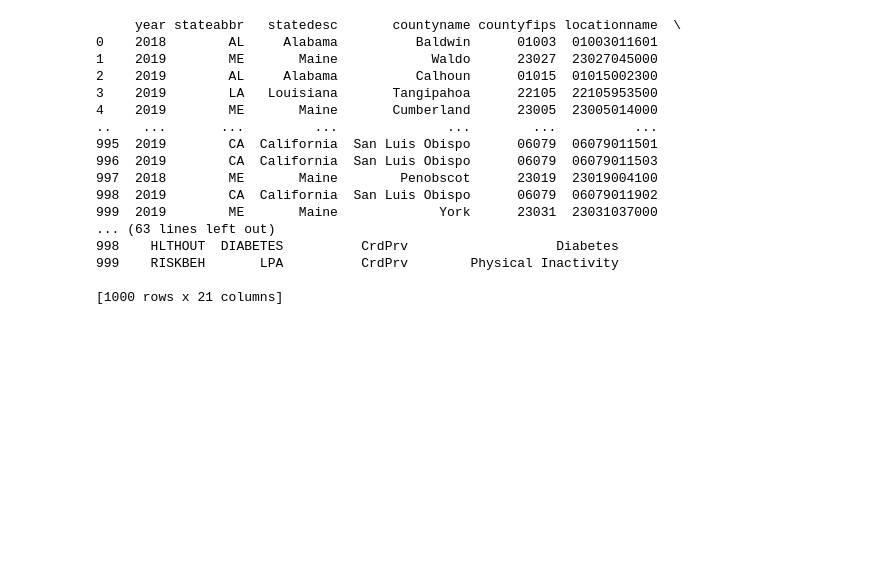
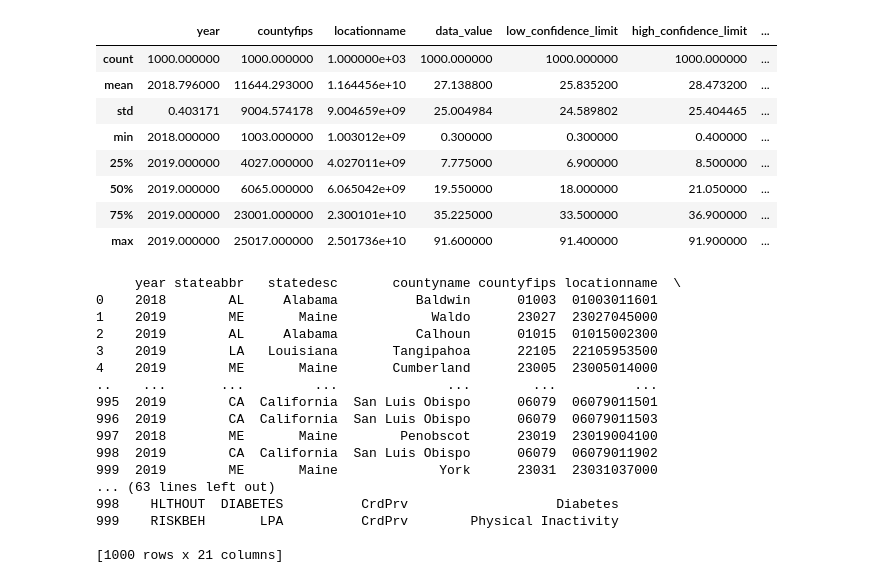
Before and after one commit to najdawi11/American-Health-and-Wellness-Dashboard, a Jupyter notebook: Application/overviewData.ipynb, the cells around one changed output. Cells and saved outputs as stored; diff of their text form; code cells hidden in the pictures; blank space fills up the shorter version.

```diff
--- a/Application/data.ipynb
+++ b/Application/overviewData.ipynb
@@ -22,0 +19,2 @@ print(data.find_one())
+# %%
+d1 = pd.read_json('../Databases/2018-19.json')
@@ -23,3 +50,15 @@ print(data.find_one())
+# %%
+d1.describe()
+# %% [output]
+|  | year | countyfips | locationname | data_value | low_confidence_limit | high_confidence_limit | ... |
+| count | 1000.000000 | 1000.000000 | 1.000000e+03 | 1000.000000 | 1000.000000 | 1000.000000 | ... |
+| mean | 2018.796000 | 11644.293000 | 1.164456e+10 | 27.138800 | 25.835200 | 28.473200 | ... |
+| std | 0.403171 | 9004.574178 | 9.004659e+09 | 25.004984 | 24.589802 | 25.404465 | ... |
+| min | 2018.000000 | 1003.000000 | 1.003012e+09 | 0.300000 | 0.300000 | 0.400000 | ... |
+| 25% | 2019.000000 | 4027.000000 | 4.027011e+09 | 7.775000 | 6.900000 | 8.500000 | ... |
+| 50% | 2019.000000 | 6065.000000 | 6.065042e+09 | 19.550000 | 18.000000 | 21.050000 | ... |
+| 75% | 2019.000000 | 23001.000000 | 2.300101e+10 | 35.225000 | 33.500000 | 36.900000 | ... |
+| max | 2019.000000 | 25017.000000 | 2.501736e+10 | 91.600000 | 91.400000 | 91.900000 | ... |
 # %%
 data = [{"year":"2018","stateabbr":"AL","statedesc":"Alabama","countyname":"Baldwin","countyfips":"01003","locationname":"01003011601","datasource":"BRFSS","category":"Prevention","measure":"Cervical cancer screening among adult women aged 21-65 years","data_value_unit":"%","data_value_type":"Crude prevalence","data_value":"85.3","low_confidence_limit":"83.5","high_confidence_limit":"87.1","totalpopulation":"6062","geolocation":{"type":"Point","coordinates":[-87.55879555,30.41466842]},"locationid":"01003011601","categoryid":"PREVENT","measureid":"CERVICAL","datavaluetypeid":"CrdPrv","short_question_text":"Cervical Cancer Screening"}
 ,{"year":"2019","stateabbr":"ME","statedesc":"Maine","countyname":"Waldo","countyfips":"23027","locationname":"23027045000","datasource":"BRFSS","category":"Health Status","measure":"Fair or poor self-rated health status among adults aged >=18 years","data_value_unit":"%","data_value_type":"Crude prevalence","data_value":"18.8","low_confidence_limit":"17.4","high_confidence_limit":"20.3","totalpopulation":"5969","geolocation":{"type":"Point","coordinates":[-69.23270168,44.42005508]},"locationid":"23027045000","categoryid":"HLTHSTAT","measureid":"GHLTH","datavaluetypeid":"CrdPrv","short_question_text":"General Health"}
```
Also changed, not shown: parts of 10 cells of this notebook, 9 other files.
